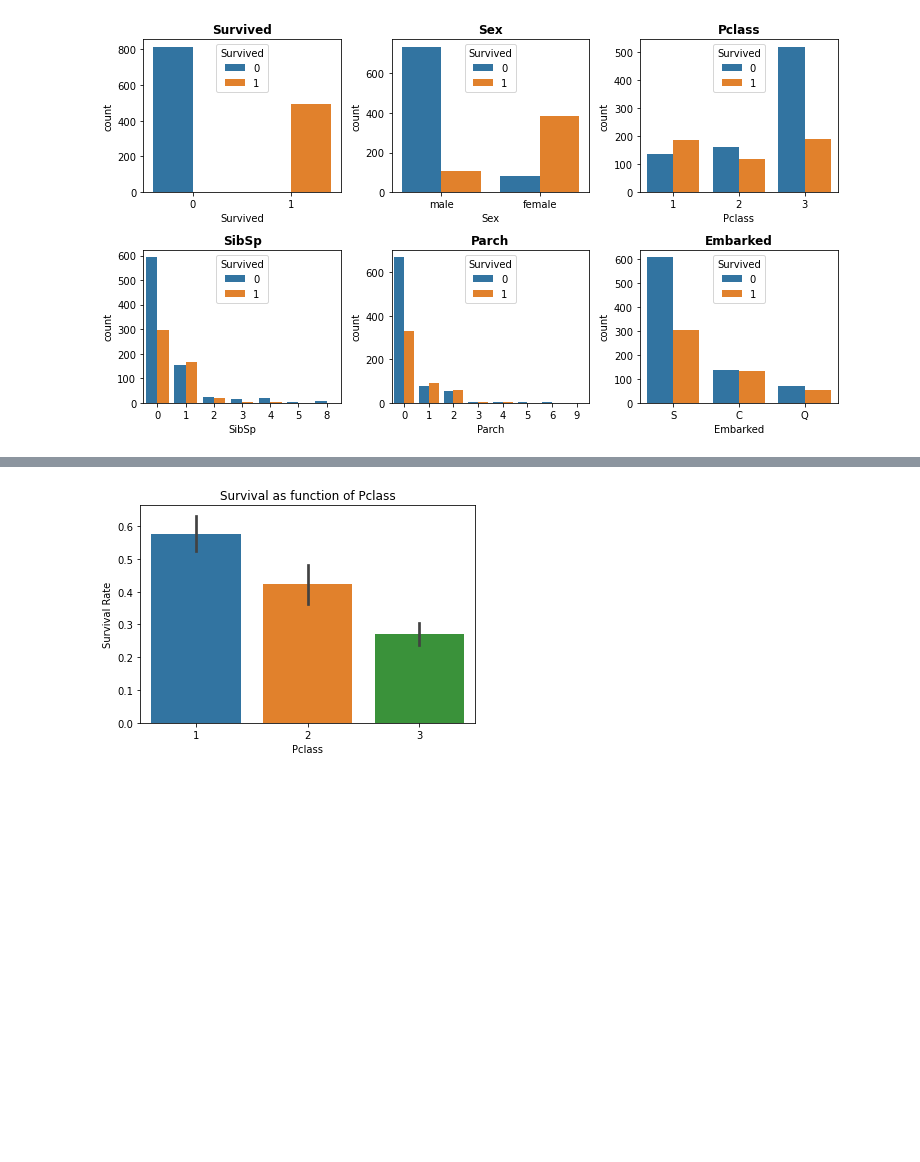
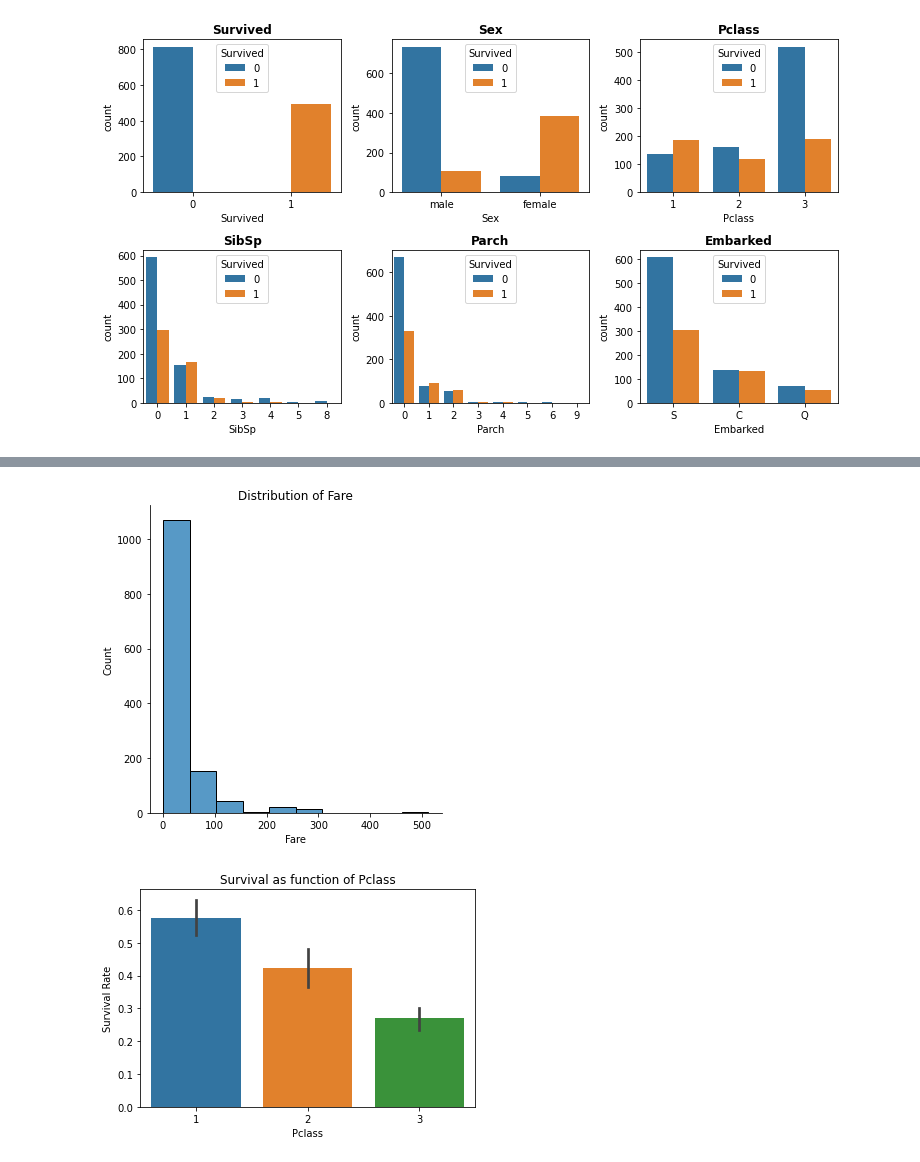
Before and after one commit to chanyadeshani/Group8, a Jupyter notebook: submit_assignment.ipynb, the cells around one changed output, grey strips where cells are left out. Drawn from its saved outputs; the diff is of its cells as text; code cells hidden in the pictures; blank space fills up the shorter version.

```diff
--- a/submit_assignment.ipynb
+++ b/submit_assignment.ipynb
@@ -237,4 +236,9 @@ sns.displot(train_df['Age'], kde=False, bins=10).set(
 [figure]
+# %%
+sns.displot(train_df['Fare'], kde=False, bins=10).set(
+    title="Distribution of Fare");
+# %% [output]
+[figure, added]
 # %%
 sns.barplot(x='Pclass', y='Survived', data=train_df)
 plt.ylabel("Survival Rate")
```
Also changed, not shown: parts of 13 cells of this notebook.
